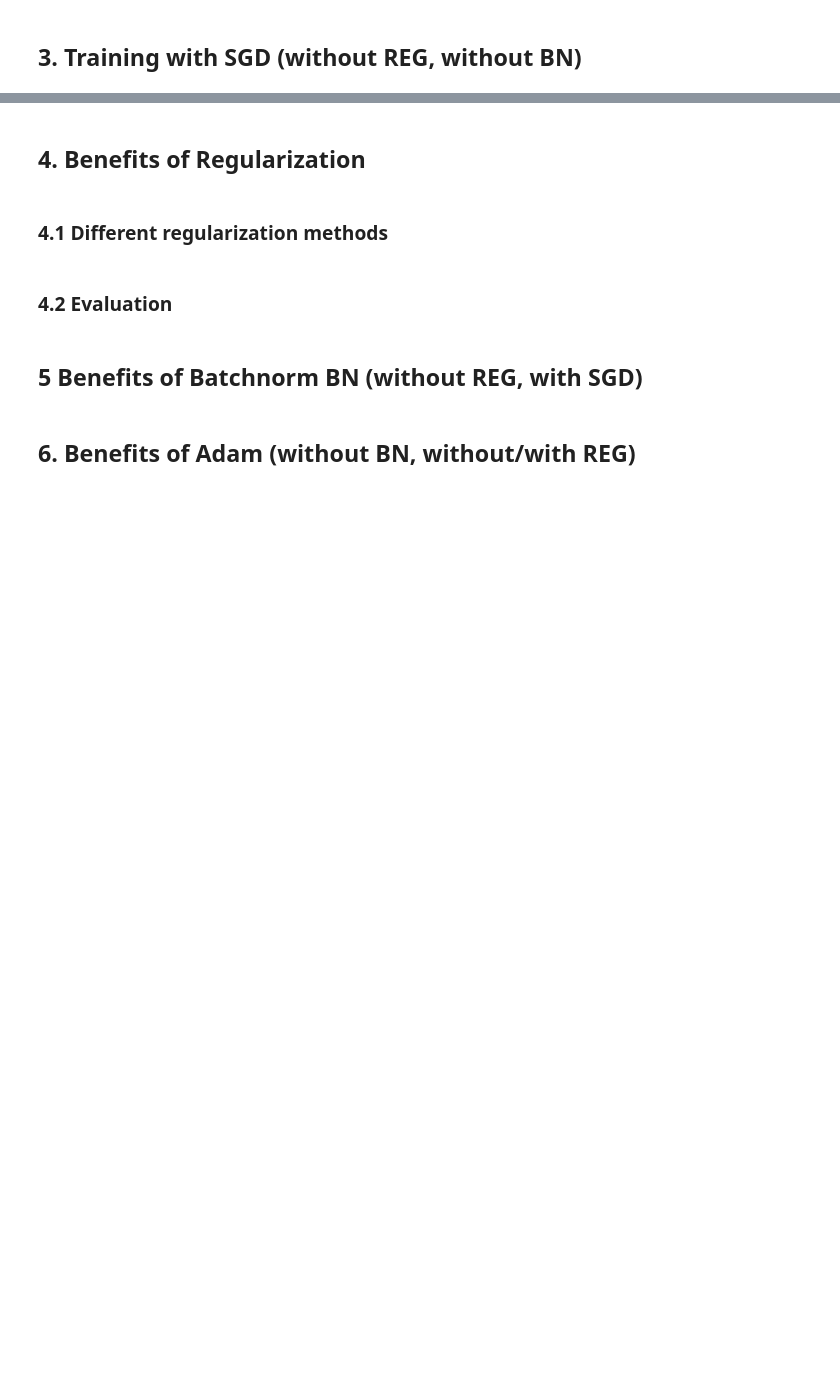
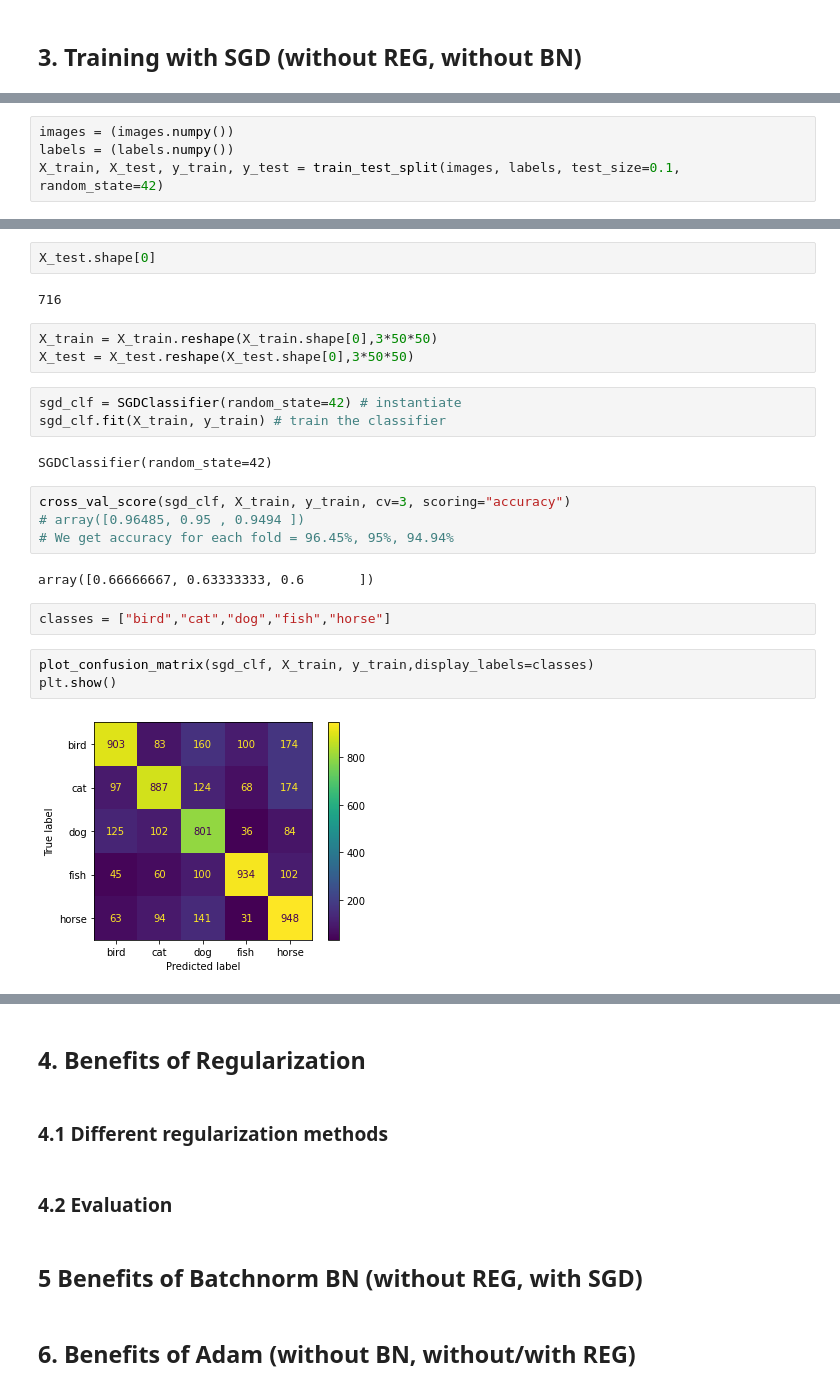
Before and after one commit to FiratSaritas/neural-network-for-image-classification, a Jupyter notebook: Mini-Challenge_1.ipynb, the cells around one changed output, grey strips where cells are left out. Cells and saved outputs as stored; diff of their text form; blank space fills up the shorter version.

```diff
--- a/Mini-Challenge_1.ipynb
+++ b/Mini-Challenge_1.ipynb
@@ -112,0 +172,4 @@ The recall indicates the proportion of results correctly classified as positive
+# %%
+images = (images.numpy())
+labels = (labels.numpy())
+X_train, X_test, y_train, y_test = train_test_split(images, labels, test_size=0.1, random_state=42)
@@ -112,0 +180,25 @@ The recall indicates the proportion of results correctly classified as positive
+# %%
+X_test.shape[0]
+# %% [output]
+716
+# %%
+X_train = X_train.reshape(X_train.shape[0],3*50*50)
+X_test = X_test.reshape(X_test.shape[0],3*50*50)
+# %%
+sgd_clf = SGDClassifier(random_state=42) # instantiate
+sgd_clf.fit(X_train, y_train) # train the classifier
+# %% [output]
+SGDClassifier(random_state=42)
+# %%
+cross_val_score(sgd_clf, X_train, y_train, cv=3, scoring="accuracy")
+# array([0.96485, 0.95 , 0.9494 ])
+# We get accuracy for each fold = 96.45%, 95%, 94.94%
+# %% [output]
+array([0.66666667, 0.63333333, 0.6       ])
+# %%
+classes = ["bird","cat","dog","fish","horse"]
+# %%
+plot_confusion_matrix(sgd_clf, X_train, y_train,display_labels=classes)
+plt.show()
+# %% [output]
+[figure, added]
```
Also changed, not shown: parts of 24 cells of this notebook.
